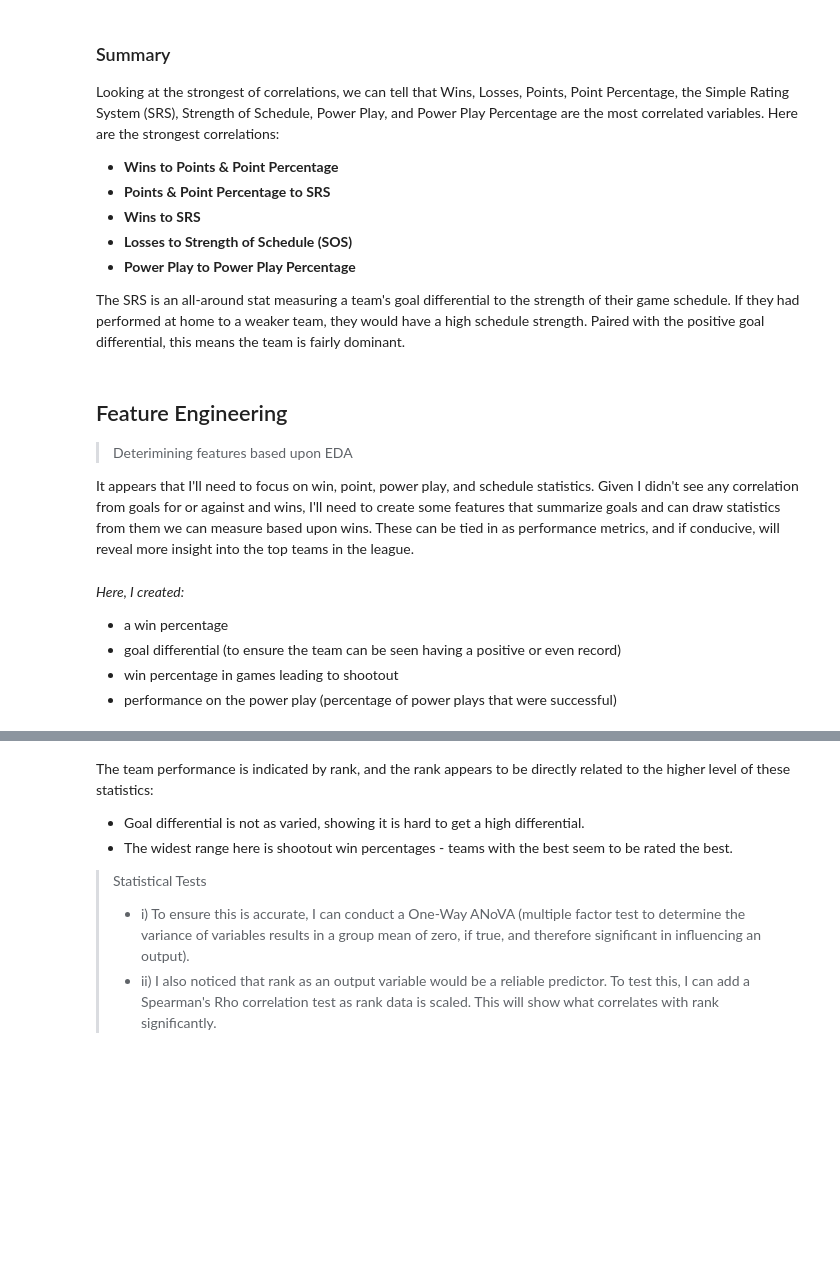
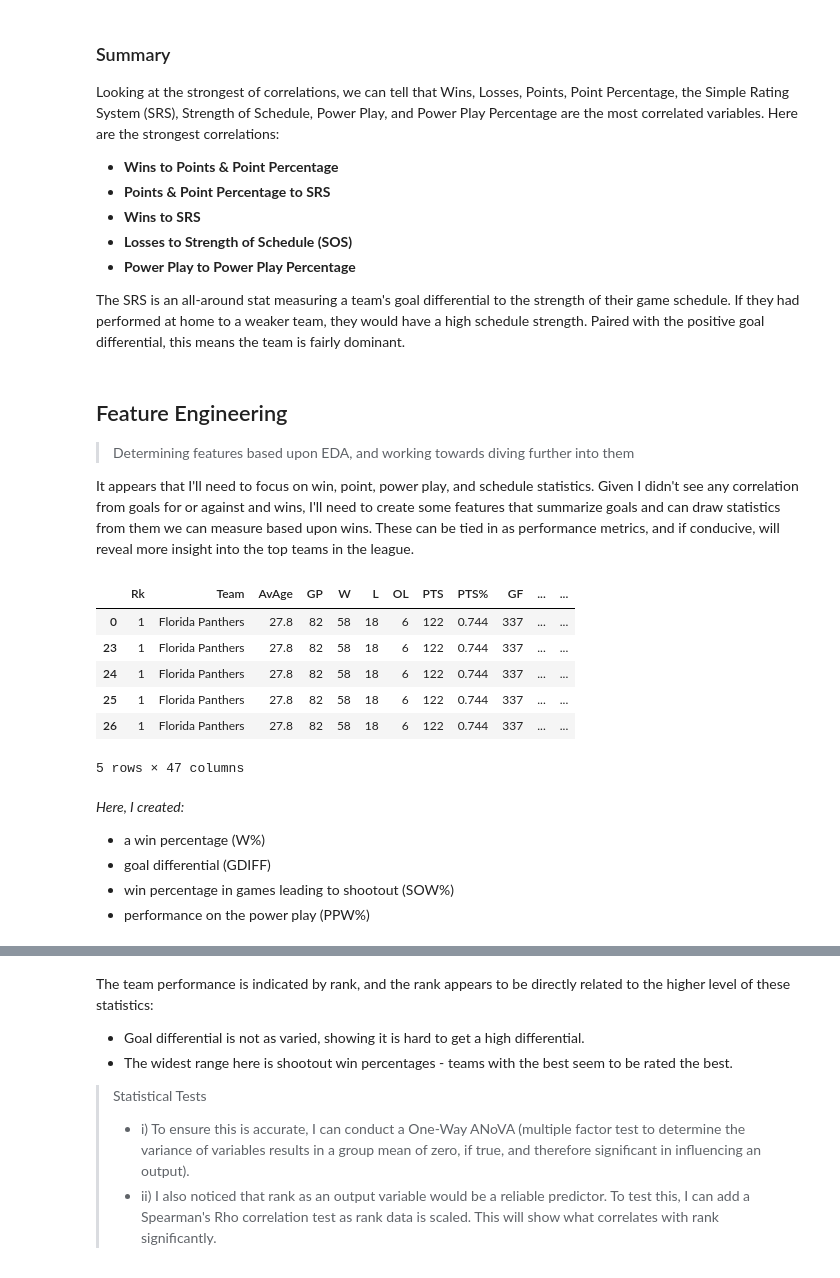
Before and after one commit to RyanSchraeder/StanleyCupPredictions, a Jupyter notebook: notebooks/model.ipynb, the cells around one changed output, grey strips where cells are left out. Cells and saved outputs as stored; diff of their text form; code cells hidden in the pictures; blank space fills up the shorter version.

```diff
--- a/notebooks/model.ipynb
+++ b/notebooks/model.ipynb
@@ -26,3 +36,13 @@ df.head()
 | 3 | 4 | Toronto Maple Leafs | 28.4 | 82 | 54 | 21 | 7 | 115 | 0.701 | 312 | ... | ... |
 | 4 | 5 | Minnesota Wild | 29.4 | 82 | 53 | 22 | 7 | 113 | 0.689 | 305 | ... | ... |
 5 rows × 32 columns
+# %%
+games = pd.read_csv('../data/regular_season_games.csv').drop(columns=({'Unnamed: 5', 'Notes', 'Att.'})).rename(columns=({
+    "Date": "date",
+    "Visitor": "away_team",
+    "Home": "home_team",
+    "G": "away_goals",
+    "G.1": "home_goals",
+    "LOG": "length_of_game_min"
+}))
+games.head()
@@ -126,29 +159,50 @@ Looking at the strongest of correlations, we can tell that Wins, Losses, Points,
 The SRS is an all-around stat measuring a team's goal differential to the strength of their game schedule. If they had performed at home to a weaker team, they would have a high schedule strength. Paired with the positive goal differential, this means the team is fairly dominant.
 # %% [markdown]
 ## Feature Engineering
-> Deterimining features based upon EDA
+> Determining features based upon EDA, and working towards diving further into them
 
 It appears that I'll need to focus on win, point, power play, and schedule statistics. Given I didn't see any correlation from goals for or against and wins, I'll need to create some features that summarize goals and can draw statistics from them we can measure based upon wins. These can be tied in as performance metrics, and if conducive, will reveal more insight into the top teams in the league.
 # %%
+## Condensing the Goal Totals per Game Into Binary Results
+def goals_binary(df: pd.DataFrame, newcol: str, xcol: str, ycol: str) -> Any:
+    df[f"{newcol}"] = (df[f"{xcol}"] - df[f"{ycol}"])
+    df[f"{newcol}"] = df[f"{newcol}"].apply(lambda x: 'Win' if x > 0 else 'Loss')
+    df[f"{newcol}"] = df[f"{newcol}"].apply(lambda x: 1 if x == 'Win' else 0)
+
+goals_binary(games, 'away_outcome', 'away_goals', 'home_goals')
+goals_binary(games, 'home_outcome', 'home_goals', 'away_goals')
+
 # Creating Column for Total Goals
 df['G'] = df.GF + df.GA
 # Creating Column for Total Power-Play Goals
 df['PPG'] = df.PP + df. PPA
 # Creating Column for Total Games in Shootouts
 df['SHOOTOUT'] = df.SOW + df. SOL
 
 def ratio_maker(df: pd.DataFrame, newcol: str, xcol: str, ycol: str) -> Any:
-    df[f"{newcol}"] = (df[f"{xcol}"] / df[f"{ycol}"])
+    df[f"{newcol}"] = (df[f"{xcol}"] / df[f"{ycol}"])*100
 
 ## Calc new metrics and store in new cols
 ratio_maker(df, "W%", "W", "GP") # win-loss percentage
 ratio_maker(df, "GDIFF", "GF", "G") # goal differential
 ratio_maker(df, "SOW%", "SOW", "SHOOTOUT") # shootout win-loss ratio
 ratio_maker(df, "PPW%", "PP", "PPG") # power-play success percentage
+
+## Merge into one new full dataframe
+full_df = df.merge(games, left_on='Team', right_on='away_team').sort_values('Rk')
+full_df.head()
+# %% [output]
+|  | Rk | Team | AvAge | GP | W | L | OL | PTS | PTS% | GF | ... | ... |
+| 0 | 1 | Florida Panthers | 27.8 | 82 | 58 | 18 | 6 | 122 | 0.744 | 337 | ... | ... |
+| 23 | 1 | Florida Panthers | 27.8 | 82 | 58 | 18 | 6 | 122 | 0.744 | 337 | ... | ... |
+| 24 | 1 | Florida Panthers | 27.8 | 82 | 58 | 18 | 6 | 122 | 0.744 | 337 | ... | ... |
+| 25 | 1 | Florida Panthers | 27.8 | 82 | 58 | 18 | 6 | 122 | 0.744 | 337 | ... | ... |
+| 26 | 1 | Florida Panthers | 27.8 | 82 | 58 | 18 | 6 | 122 | 0.744 | 337 | ... | ... |
+5 rows × 47 columns
 # %% [markdown]
 _Here, I created:_
-- a win percentage
-- goal differential (to ensure the team can be seen having a positive or even record)
-- win percentage in games leading to shootout
-- performance on the power play (percentage of power plays that were successful)
+- a win percentage (W%)
+- goal differential (GDIFF)
+- win percentage in games leading to shootout (SOW%)
+- performance on the power play (PPW%)
 # %%
```
Also changed, not shown: parts of 29 cells of this notebook.
